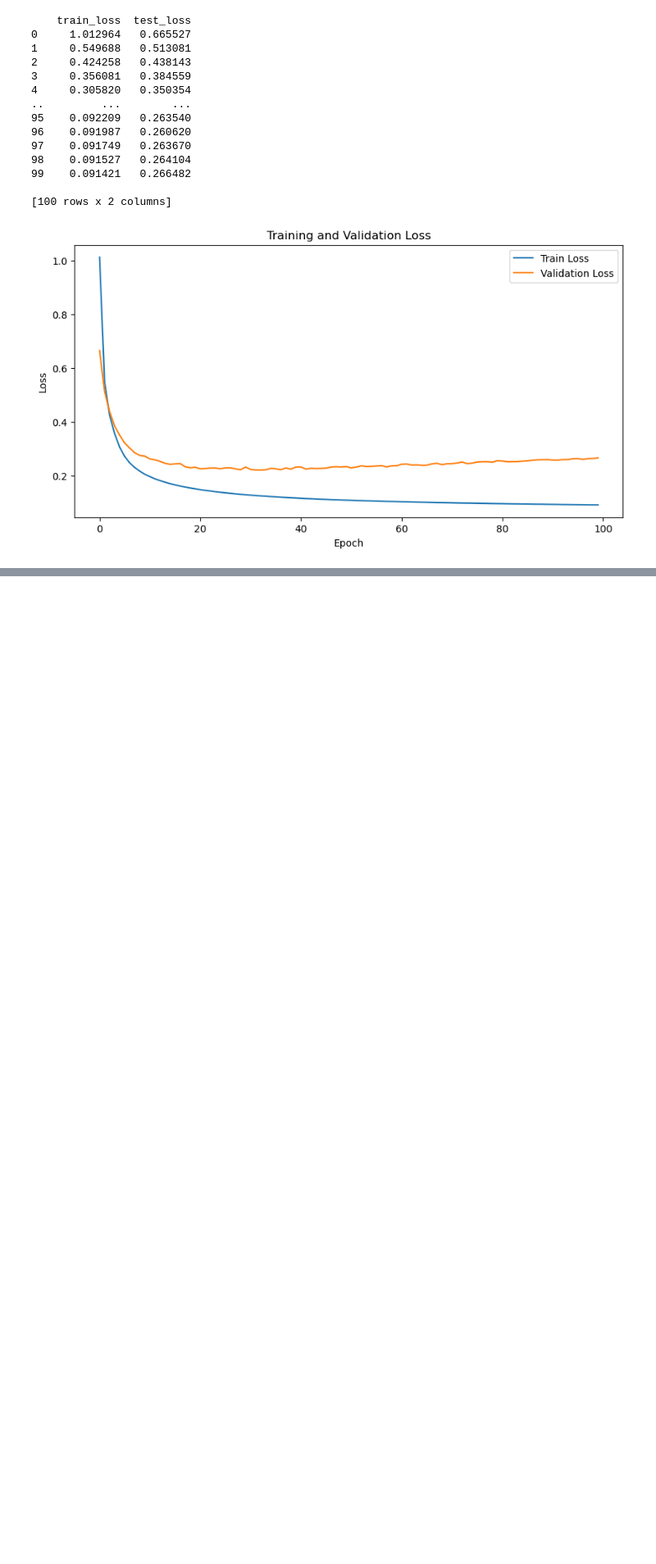
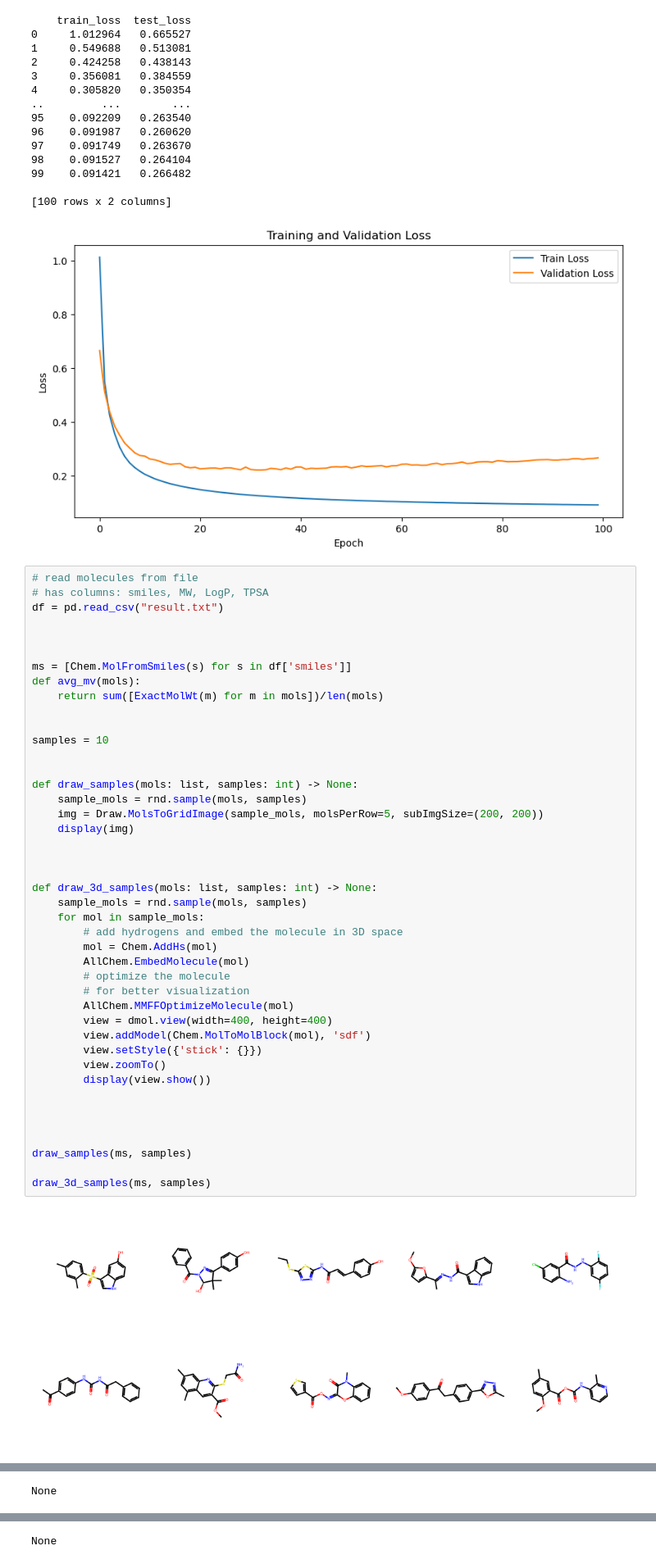
Before and after one commit to johanbaumann/dat675_project, a Jupyter notebook: vae/paper_based/CVAE/viz.ipynb, the cells around one changed output, grey strips where cells are left out. Shown at 82% size. Saved outputs shown, nothing was run; the diff lists cells and outputs as text; blank space fills up the shorter version.

```diff
--- a/vae/paper_based/CVAE/viz.ipynb
+++ b/vae/paper_based/CVAE/viz.ipynb
@@ -48,3 +59,48 @@ plot_history(df, save_folder, file)
 
 [100 rows x 2 columns]
 [figure]
+# %%
+# read molecules from file
+# has columns: smiles, MW, LogP, TPSA
+df = pd.read_csv("result.txt")
+
+
+
+ms = [Chem.MolFromSmiles(s) for s in df['smiles']]
+def avg_mv(mols):
+    return sum([ExactMolWt(m) for m in mols])/len(mols)
+
+
+samples = 10
+
+
+def draw_samples(mols: list, samples: int) -> None:
+    sample_mols = rnd.sample(mols, samples)
+    img = Draw.MolsToGridImage(sample_mols, molsPerRow=5, subImgSize=(200, 200))
+    display(img)
+
+
+
+def draw_3d_samples(mols: list, samples: int) -> None:
+    sample_mols = rnd.sample(mols, samples)
+    for mol in sample_mols:
+        # add hydrogens and embed the molecule in 3D space
+        mol = Chem.AddHs(mol)
+        AllChem.EmbedMolecule(mol)
+        # optimize the molecule
+        # for better visualization
+        AllChem.MMFFOptimizeMolecule(mol)
+        view = dmol.view(width=400, height=400)
+        view.addModel(Chem.MolToMolBlock(mol), 'sdf')
+        view.setStyle({'stick': {}})
+        view.zoomTo()
+        display(view.show())
+
+
+
+
+draw_samples(ms, samples)
+
+draw_3d_samples(ms, samples)
+# %% [output]
+[figure, added]
@@ -50,0 +108 @@ plot_history(df, save_folder, file)
+None
@@ -50,0 +110 @@ plot_history(df, save_folder, file)
+None
```
Also changed, not shown: parts of 2 cells of this notebook, 3 other files.
